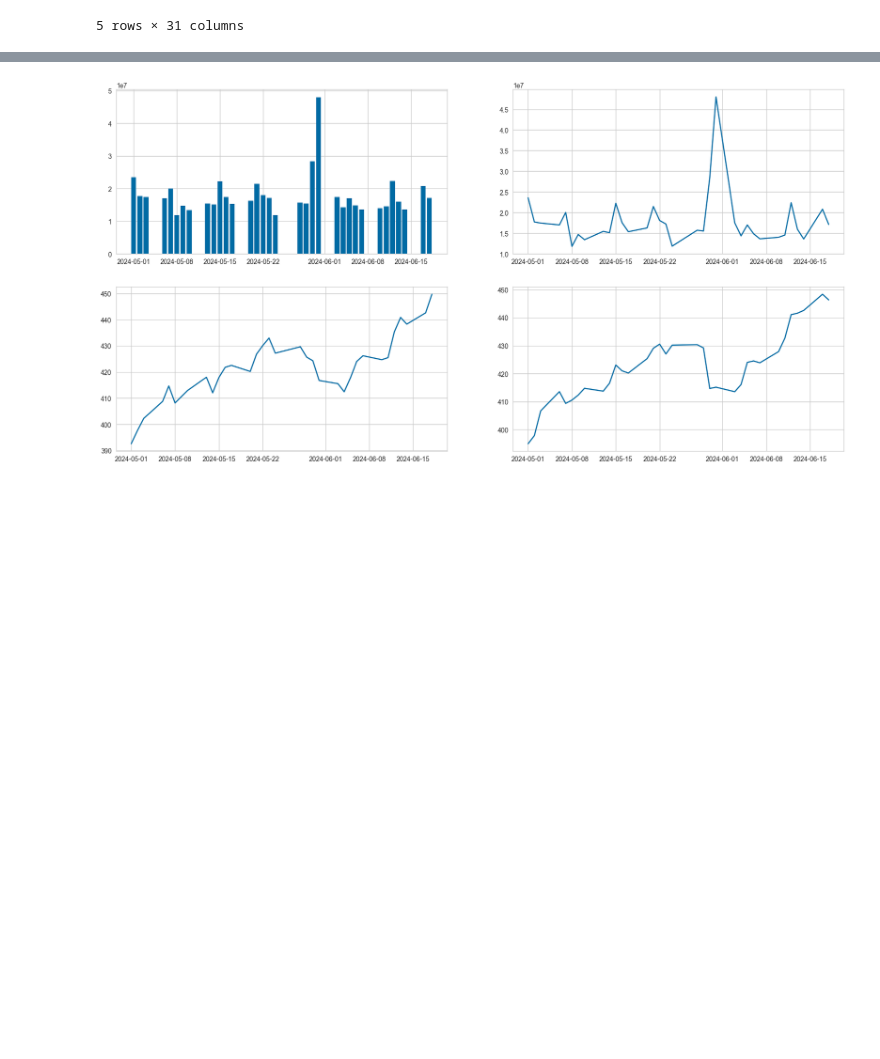
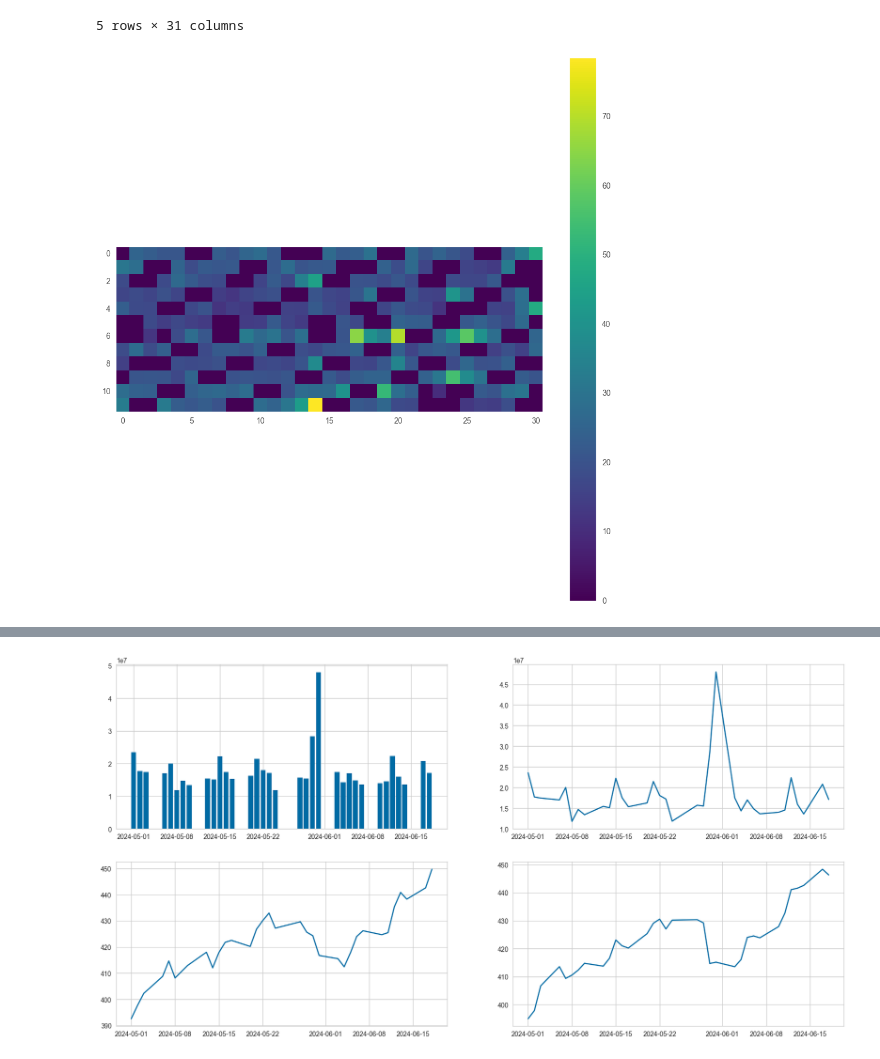
Before and after one commit to hssaka7/ml-pipeline-workflow, a Jupyter notebook: pipelines/diabetes_detection/notebooks/data_analysis.ipynb, the cells around one changed output, grey strips where cells are left out. Saved outputs shown, nothing was run; the diff lists cells and outputs as text; code cells hidden in the pictures; blank space fills up the shorter version.

```diff
--- a/pipelines/diabetes_detection/notebooks/data_analysis.ipynb
+++ b/pipelines/diabetes_detection/notebooks/data_analysis.ipynb
@@ -46,3 +168,28 @@ plot_df.head()
+# %%
+
+import matplotlib.pyplot as plt
+import numpy as np
+
+import matplotlib
+import matplotlib as mpl
+
+
+
+
+fig, ax1 = plt.subplots(figsize=(10,10))
+
+im, cbar = heatmap(plot_df.values, plot_df.index, plot_df.columns, ax=ax1,
+                   cmap="viridis", cbarlabel="harvest [t/year]")
+fig.colorbar(im, ax=ax1)
+plt.grid(None)
+
+# texts = annotate_heatmap(im, valfmt="{x:.1f}")
+
+
+fig.tight_layout()
+plt.show()
+# %% [output]
+[figure, added]
 # %%
 
 import seaborn as sns
```
Also changed, not shown: parts of 2 cells of this notebook, 6 other files.
